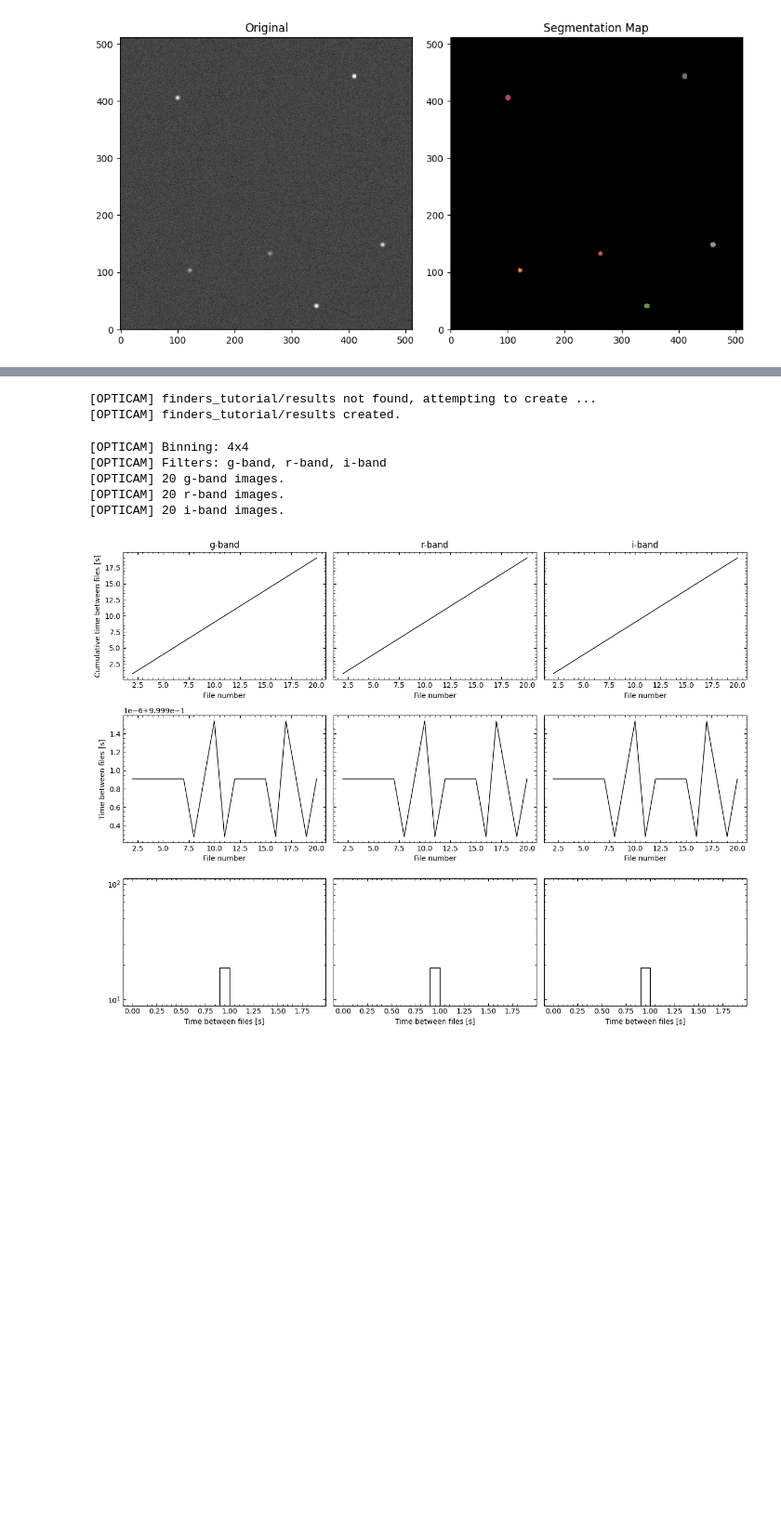
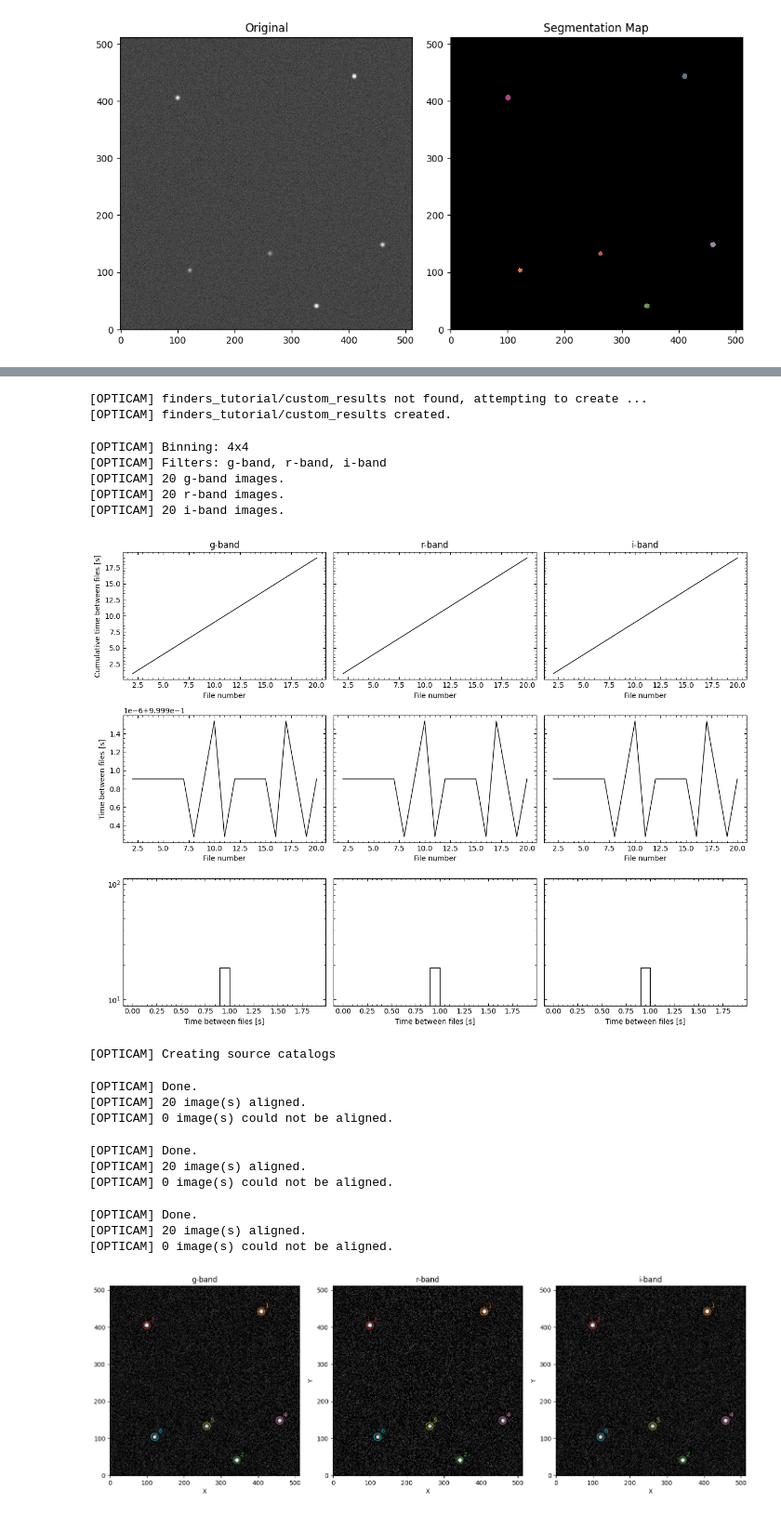
Before and after one commit to zairving/opticam, a Jupyter notebook: docs/tutorials/finders.ipynb, the cells around one changed output, grey strips where cells are left out. Shown at 93% size. Cells and saved outputs as stored; diff of their text form; code cells hidden in the pictures; blank space fills up the shorter version.

Commit message:
docs: simplified custom finder specification in finders tutorial

```diff
--- a/docs/tutorials/finders.ipynb
+++ b/docs/tutorials/finders.ipynb
@@ -136,12 +120,10 @@ Additionally, I have defined this custom source finder to remove sources that ar
 # %%
-custom_finder = CustomFinder(
+from photutils.segmentation import SourceFinder
+
+custom_finder = SourceFinder(
     npixels=128 // 4**2,  # same as DefaultFinder
-    border_width=image.shape[0] // 16,  # same as DefaultFinder
     deblend=True,  # same as DefaultFinder
-    nlevels=256,  # higher than DefaultFinder
-    contrast=0,  # lower than DefaultFinder
-    mode='sinh',  # DefaultFinder uses mode='exponential'
-    progress_bar=False,  # disable progress bar
+    nlevels=256,  # higher than DefaultFinder (more deblending)
+    contrast=0,  # higher than DefaultFinder (more deblending)
+    progress_bar=False,  # disable progress bar (same as DefaultFinder)
     )
-
-custom_segm = custom_finder(image, threshold=detect_threshold(image, nsigma=5))
@@ -164,16 +155,29 @@ As we can see, we have once again recovered all six sources. We could also pass
 # %%
-cat = opticam_new.Catalog(
-    out_directory='finders_tutorial/results',
+custom_cat = opticam_new.Catalog(
+    out_directory='finders_tutorial/custom_results',
     data_directory='finders_tutorial/data',
     finder=custom_finder,  # use CustomFinder instance
     remove_cosmic_rays=False,
 )
+
+custom_cat.create_catalogs()
 # %% [output]
-[OPTICAM] finders_tutorial/results not found, attempting to create ...
-[OPTICAM] finders_tutorial/results created.
+[OPTICAM] finders_tutorial/custom_results not found, attempting to create ...
+[OPTICAM] finders_tutorial/custom_results created.
 [OPTICAM] Binning: 4x4
 [OPTICAM] Filters: g-band, r-band, i-band
 [OPTICAM] 20 g-band images.
 [OPTICAM] 20 r-band images.
 [OPTICAM] 20 i-band images.
 [figure]
+[OPTICAM] Creating source catalogs
+[OPTICAM] Done.
+[OPTICAM] 20 image(s) aligned.
+[OPTICAM] 0 image(s) could not be aligned.
+[OPTICAM] Done.
+[OPTICAM] 20 image(s) aligned.
+[OPTICAM] 0 image(s) could not be aligned.
+[OPTICAM] Done.
+[OPTICAM] 20 image(s) aligned.
+[OPTICAM] 0 image(s) could not be aligned.
+[figure, added]
```
Also changed, not shown: parts of 12 cells of this notebook.
